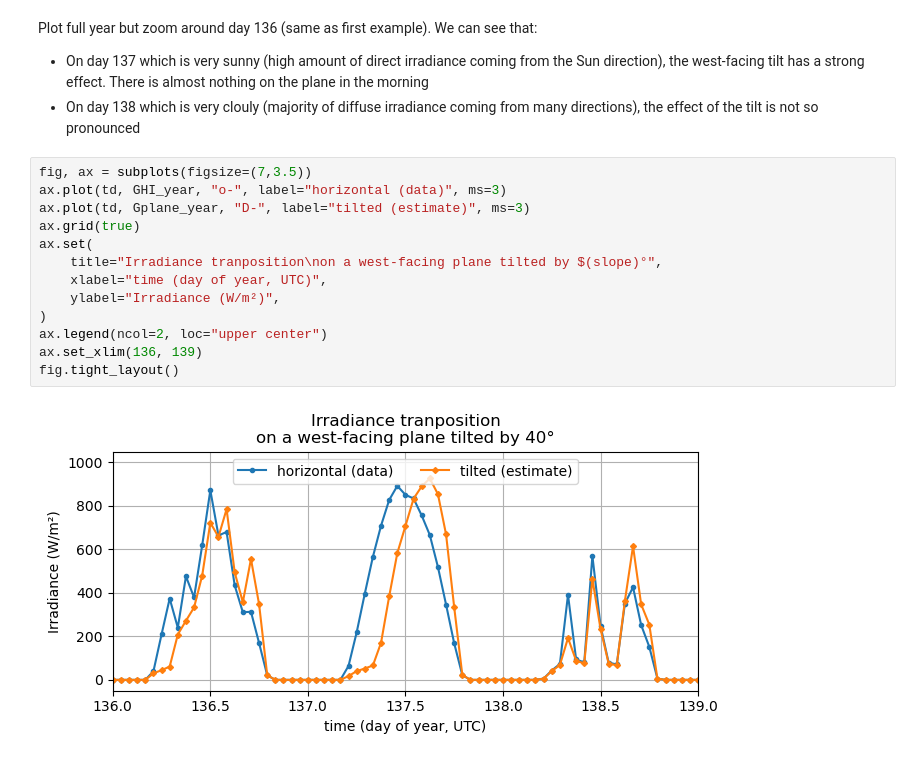
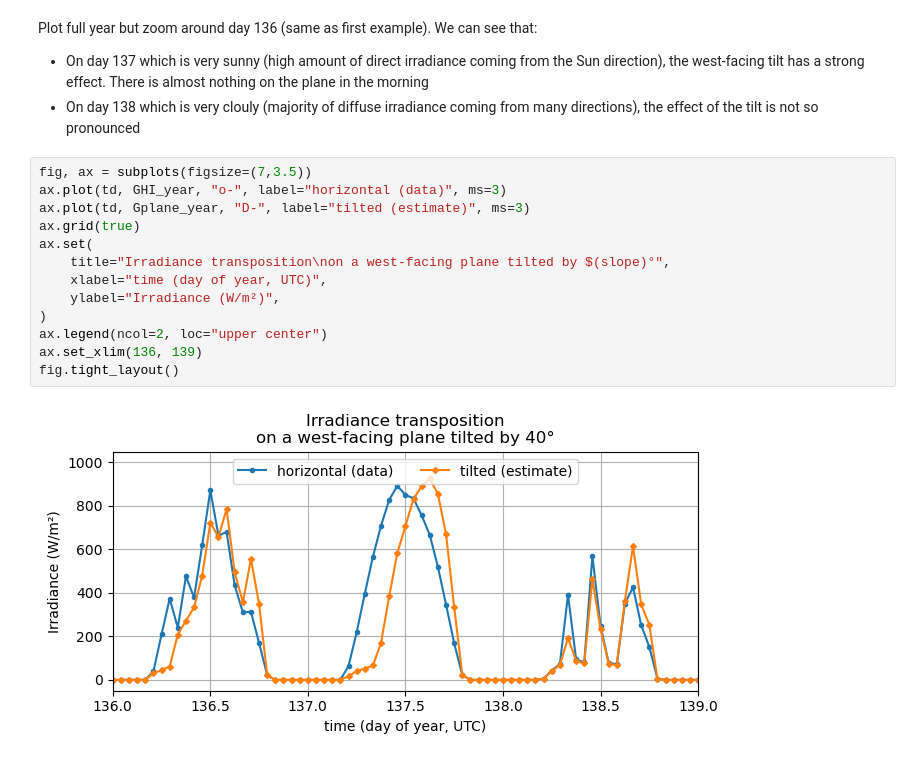
Before and after one commit to pierre-haessig/SolarIrradiance.jl, a Jupyter notebook: doc/Usage.ipynb, the cells around one changed output. Cells and saved outputs as stored; diff of their text form.

```diff
--- a/doc/Usage.ipynb
+++ b/doc/Usage.ipynb
@@ -241,15 +240,15 @@ Plot full year but zoom around day 136 (same as first example). We can see that:
 # %%
 fig, ax = subplots(figsize=(7,3.5))
 ax.plot(td, GHI_year, "o-", label="horizontal (data)", ms=3)
 ax.plot(td, Gplane_year, "D-", label="tilted (estimate)", ms=3)
 ax.grid(true)
 ax.set(
-    title="Irradiance tranposition\non a west-facing plane tilted by $(slope)°",
+    title="Irradiance transposition\non a west-facing plane tilted by $(slope)°",
     xlabel="time (day of year, UTC)",
     ylabel="Irradiance (W/m²)",
 )
 ax.legend(ncol=2, loc="upper center")
 ax.set_xlim(136, 139)
 fig.tight_layout()
 # %% [output]
-[figure, old version]
+[figure, new version]
```
Also changed, not shown: parts of 11 cells of this notebook, 8 other files.
